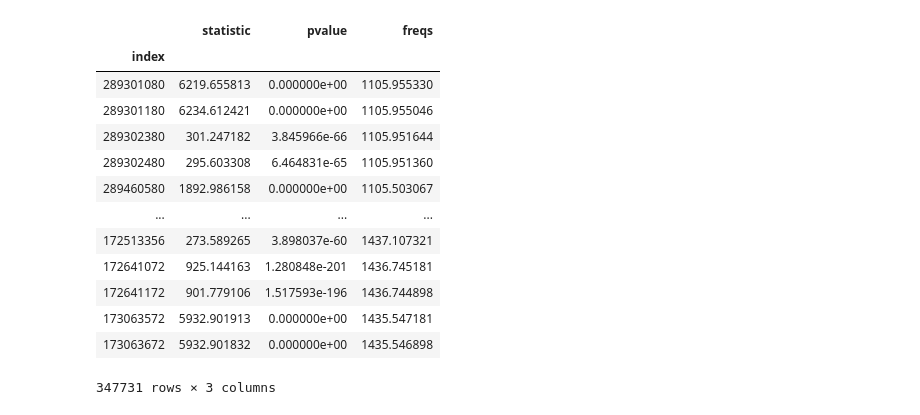
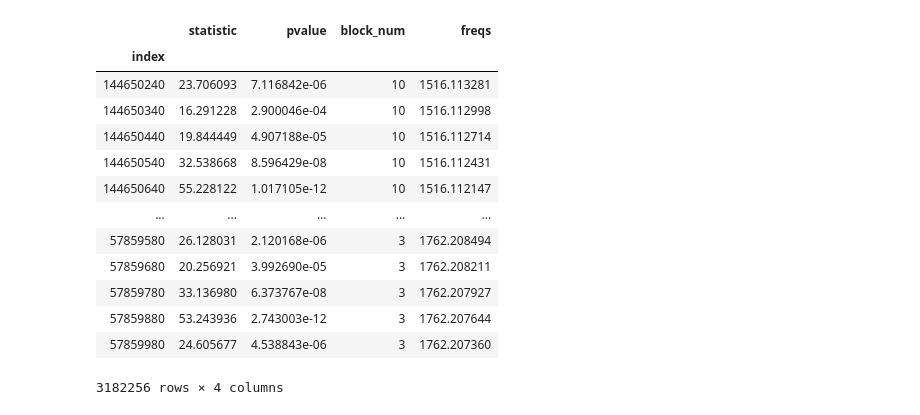
Before and after one commit to FX196/SETI-Energy-Detection, a Jupyter notebook: Result Visualization.ipynb, the cells around one changed output. Cells and saved outputs as stored; diff of their text form; code cells hidden in the pictures.

```diff
--- a/Result Visualization.ipynb
+++ b/Result Visualization.ipynb
@@ -5,19 +24,19 @@ from matplotlib import pyplot as plt
 # %%
-df = pd.read_pickle("GBT_57532_09539_HIP56445_fine/info.pkl")
+df = pd.read_pickle("info_all.pkl")
 df = df.set_index("index")
 df
 # %% [output]
-|  | statistic | pvalue | freqs |
-| index |  |  |  |
-| 289301080 | 6219.655813 | 0.000000e+00 | 1105.955330 |
-| 289301180 | 6234.612421 | 0.000000e+00 | 1105.955046 |
-| 289302380 | 301.247182 | 3.845966e-66 | 1105.951644 |
-| 289302480 | 295.603308 | 6.464831e-65 | 1105.951360 |
-| 289460580 | 1892.986158 | 0.000000e+00 | 1105.503067 |
-| ... | ... | ... | ... |
-| 172513356 | 273.589265 | 3.898037e-60 | 1437.107321 |
-| 172641072 | 925.144163 | 1.280848e-201 | 1436.745181 |
-| 172641172 | 901.779106 | 1.517593e-196 | 1436.744898 |
-| 173063572 | 5932.901913 | 0.000000e+00 | 1435.547181 |
-| 173063672 | 5932.901832 | 0.000000e+00 | 1435.546898 |
+|  | statistic | pvalue | block_num | freqs |
+| index |  |  |  |  |
+| 144650240 | 23.706093 | 7.116842e-06 | 10 | 1516.113281 |
+| 144650340 | 16.291228 | 2.900046e-04 | 10 | 1516.112998 |
+| 144650440 | 19.844449 | 4.907188e-05 | 10 | 1516.112714 |
+| 144650540 | 32.538668 | 8.596429e-08 | 10 | 1516.112431 |
+| 144650640 | 55.228122 | 1.017105e-12 | 10 | 1516.112147 |
+| ... | ... | ... | ... | ... |
+| 57859580 | 26.128031 | 2.120168e-06 | 3 | 1762.208494 |
+| 57859680 | 20.256921 | 3.992690e-05 | 3 | 1762.208211 |
+| 57859780 | 33.136980 | 6.373767e-08 | 3 | 1762.207927 |
+| 57859880 | 53.243936 | 2.743003e-12 | 3 | 1762.207644 |
+| 57859980 | 24.605677 | 4.538843e-06 | 3 | 1762.207360 |
-347731 rows × 3 columns
+3182256 rows × 4 columns
```
Also changed, not shown: parts of 14 cells of this notebook, 1 other file.
